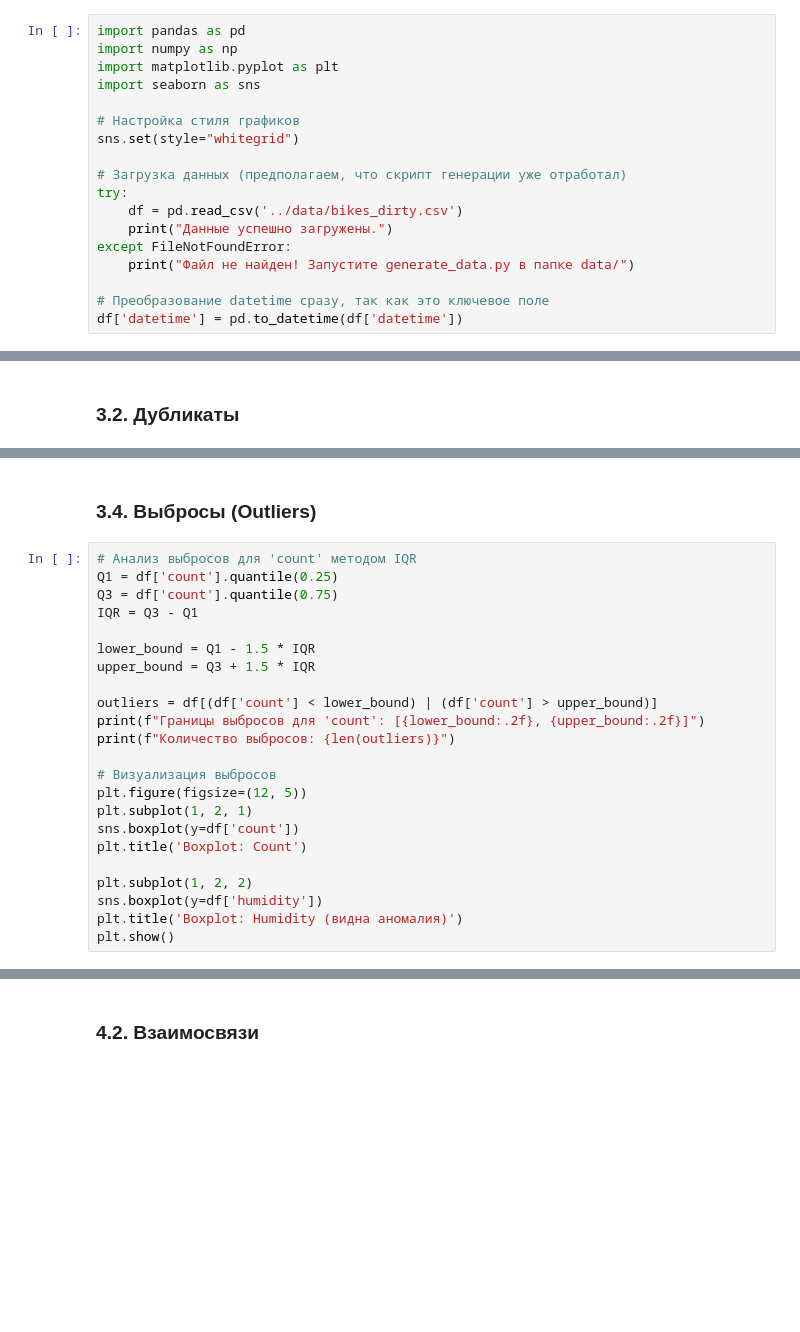
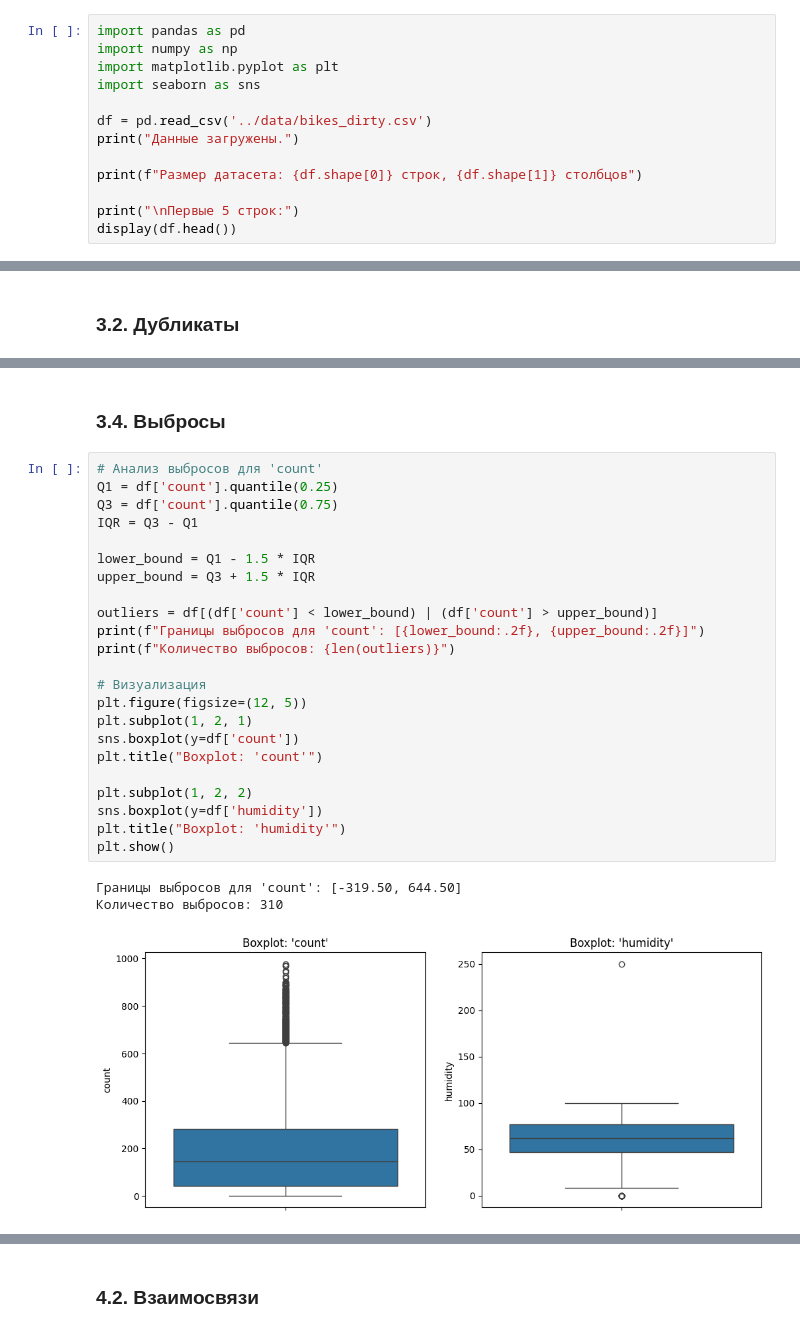
Before and after one commit to hypocr111te/DataAnalysis_Lab1, a Jupyter notebook: notebooks/01_data_understanding.ipynb, the cells around one changed output, grey strips where cells are left out. Saved outputs shown, nothing was run; the diff lists cells and outputs as text; blank space fills up the shorter version.

```diff
--- a/notebooks/01_data_understanding.ipynb
+++ b/notebooks/01_data_understanding.ipynb
@@ -23,15 +23,10 @@ import numpy as np
 import matplotlib.pyplot as plt
 import seaborn as sns
 
-# Настройка стиля графиков
-sns.set(style="whitegrid")
+df = pd.read_csv('../data/bikes_dirty.csv')
+print("Данные загружены.")
 
-# Загрузка данных (предполагаем, что скрипт генерации уже отработал)
-try:
-    df = pd.read_csv('../data/bikes_dirty.csv')
-    print("Данные успешно загружены.")
-except FileNotFoundError:
-    print("Файл не найден! Запустите generate_data.py в папке data/")
+print(f"Размер датасета: {df.shape[0]} строк, {df.shape[1]} столбцов")
 
-# Преобразование datetime сразу, так как это ключевое поле
-df['datetime'] = pd.to_datetime(df['datetime'])
+print("\nПервые 5 строк:")
+display(df.head())
@@ -90,25 +135,29 @@ df.describe().T
 # %% [markdown]
-### 3.4. Выбросы (Outliers)
+### 3.4. Выбросы
 # %%
-# Анализ выбросов для 'count' методом IQR
+# Анализ выбросов для 'count'
 Q1 = df['count'].quantile(0.25)
 Q3 = df['count'].quantile(0.75)
 IQR = Q3 - Q1
 
 lower_bound = Q1 - 1.5 * IQR
 upper_bound = Q3 + 1.5 * IQR
 
 outliers = df[(df['count'] < lower_bound) | (df['count'] > upper_bound)]
 print(f"Границы выбросов для 'count': [{lower_bound:.2f}, {upper_bound:.2f}]")
 print(f"Количество выбросов: {len(outliers)}")
 
-# Визуализация выбросов
+# Визуализация
 plt.figure(figsize=(12, 5))
 plt.subplot(1, 2, 1)
 sns.boxplot(y=df['count'])
-plt.title('Boxplot: Count')
+plt.title("Boxplot: 'count'")
 
 plt.subplot(1, 2, 2)
 sns.boxplot(y=df['humidity'])
-plt.title('Boxplot: Humidity (видна аномалия)')
+plt.title("Boxplot: 'humidity'")
 plt.show()
+# %% [output]
+Границы выбросов для 'count': [-319.50, 644.50]
+Количество выбросов: 310
+[figure, added]
```
Also changed, not shown: parts of 29 cells of this notebook.
